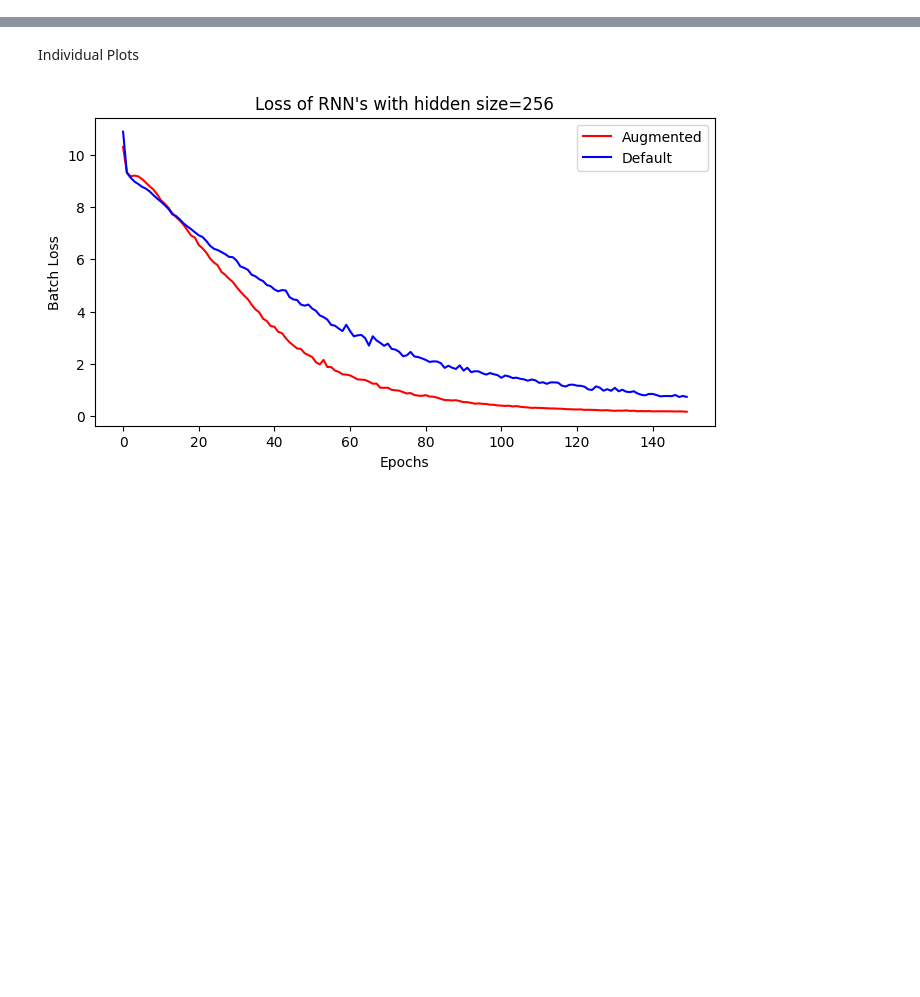
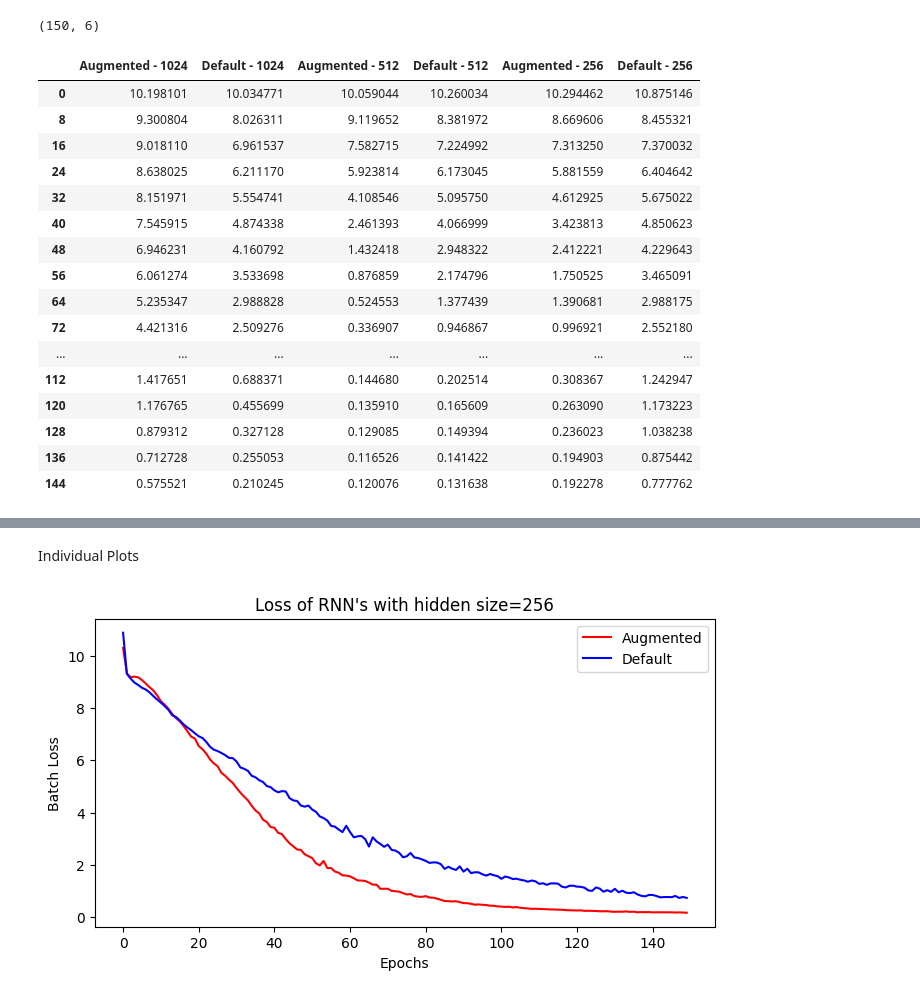
Before and after one commit to JayOrten/controllableRNN, a Jupyter notebook: notebooks/create_graphs.ipynb, the cells around one changed output, grey strips where cells are left out. Cells and saved outputs as stored; diff of their text form; code cells hidden in the pictures; blank space fills up the shorter version.

```diff
--- a/notebooks/create_graphs.ipynb
+++ b/notebooks/create_graphs.ipynb
@@ -37,3 +37,7 @@ refined_df = refined_df.rename(columns={
     "Edited GRU languages 256 - batch_loss":"Augmented - 256",
     "Original GRU languages 256 - batch_loss":"Default - 256",
 })
+# %%
+refined_df.shape
+# %% [output]
+(150, 6)
@@ -40,3 +46,23 @@ refined_df = refined_df.rename(columns={
+# %%
+refined_df
+# %% [output]
+|  | Augmented - 1024 | Default - 1024 | Augmented - 512 | Default - 512 | Augmented - 256 | Default - 256 |
+| 0 | 10.198101 | 10.034771 | 10.059044 | 10.260034 | 10.294462 | 10.875146 |
+| 8 | 9.300804 | 8.026311 | 9.119652 | 8.381972 | 8.669606 | 8.455321 |
+| 16 | 9.018110 | 6.961537 | 7.582715 | 7.224992 | 7.313250 | 7.370032 |
+| 24 | 8.638025 | 6.211170 | 5.923814 | 6.173045 | 5.881559 | 6.404642 |
+| 32 | 8.151971 | 5.554741 | 4.108546 | 5.095750 | 4.612925 | 5.675022 |
+| 40 | 7.545915 | 4.874338 | 2.461393 | 4.066999 | 3.423813 | 4.850623 |
+| 48 | 6.946231 | 4.160792 | 1.432418 | 2.948322 | 2.412221 | 4.229643 |
+| 56 | 6.061274 | 3.533698 | 0.876859 | 2.174796 | 1.750525 | 3.465091 |
+| 64 | 5.235347 | 2.988828 | 0.524553 | 1.377439 | 1.390681 | 2.988175 |
+| 72 | 4.421316 | 2.509276 | 0.336907 | 0.946867 | 0.996921 | 2.552180 |
+| ... | ... | ... | ... | ... | ... | ... |
+| 112 | 1.417651 | 0.688371 | 0.144680 | 0.202514 | 0.308367 | 1.242947 |
+| 120 | 1.176765 | 0.455699 | 0.135910 | 0.165609 | 0.263090 | 1.173223 |
+| 128 | 0.879312 | 0.327128 | 0.129085 | 0.149394 | 0.236023 | 1.038238 |
+| 136 | 0.712728 | 0.255053 | 0.116526 | 0.141422 | 0.194903 | 0.875442 |
+| 144 | 0.575521 | 0.210245 | 0.120076 | 0.131638 | 0.192278 | 0.777762 |
 # %%
 df_1024 = refined_df[['Augmented - 1024',
                         'Default - 1024']]
```
Also changed, not shown: parts of 4 cells of this notebook, 2 other files.
